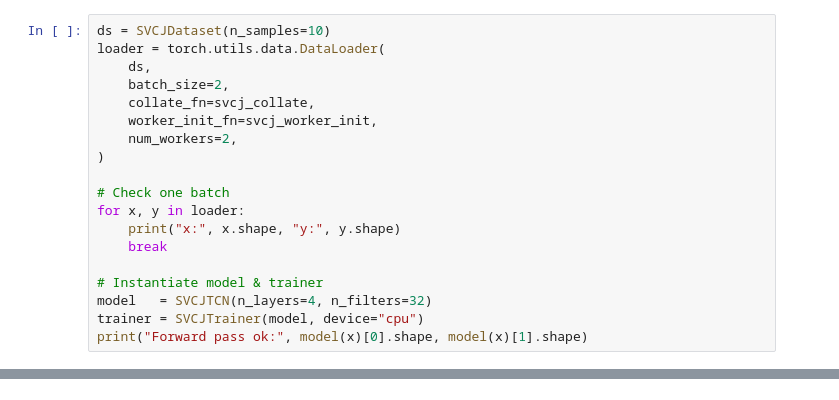
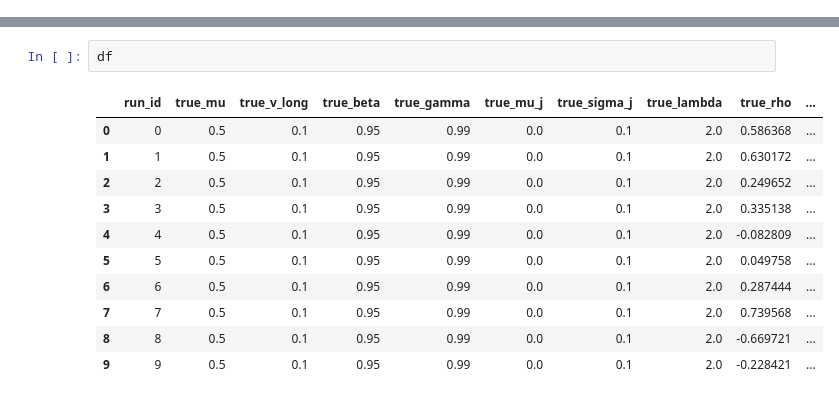
Before and after one commit to Paduce/svcj, a Jupyter notebook: research/svcj_estimation/playground.ipynb, the cells around one changed output, grey strips where cells are left out. Drawn from its saved outputs; the diff is of its cells as text.

```diff
--- a/research/svcj_estimation/playground.ipynb
+++ b/research/svcj_estimation/playground.ipynb
@@ -477,19 +0,0 @@ class SVCJInference:
-# %%
-ds = SVCJDataset(n_samples=10)
-loader = torch.utils.data.DataLoader(
-    ds,
-    batch_size=2,
-    collate_fn=svcj_collate,
-    worker_init_fn=svcj_worker_init,
-    num_workers=2,
-)
-
-# Check one batch
-for x, y in loader:
-    print("x:", x.shape, "y:", y.shape)
-    break
-
-# Instantiate model & trainer
-model   = SVCJTCN(n_layers=4, n_filters=32)
-trainer = SVCJTrainer(model, device="cpu")
-print("Forward pass ok:", model(x)[0].shape, model(x)[1].shape)
@@ -578,0 +456,14 @@ tensor(-3818.1699)
+# %%
+df
+# %% [output]
+|  | run_id | true_mu | true_v_long | true_beta | true_gamma | true_mu_j | true_sigma_j | true_lambda | true_rho | ... |
+| 0 | 0 | 0.5 | 0.1 | 0.95 | 0.99 | 0.0 | 0.1 | 2.0 | 0.586368 | ... |
+| 1 | 1 | 0.5 | 0.1 | 0.95 | 0.99 | 0.0 | 0.1 | 2.0 | 0.630172 | ... |
+| 2 | 2 | 0.5 | 0.1 | 0.95 | 0.99 | 0.0 | 0.1 | 2.0 | 0.249652 | ... |
+| 3 | 3 | 0.5 | 0.1 | 0.95 | 0.99 | 0.0 | 0.1 | 2.0 | 0.335138 | ... |
+| 4 | 4 | 0.5 | 0.1 | 0.95 | 0.99 | 0.0 | 0.1 | 2.0 | -0.082809 | ... |
+| 5 | 5 | 0.5 | 0.1 | 0.95 | 0.99 | 0.0 | 0.1 | 2.0 | 0.049758 | ... |
+| 6 | 6 | 0.5 | 0.1 | 0.95 | 0.99 | 0.0 | 0.1 | 2.0 | 0.287444 | ... |
+| 7 | 7 | 0.5 | 0.1 | 0.95 | 0.99 | 0.0 | 0.1 | 2.0 | 0.739568 | ... |
+| 8 | 8 | 0.5 | 0.1 | 0.95 | 0.99 | 0.0 | 0.1 | 2.0 | -0.669721 | ... |
+| 9 | 9 | 0.5 | 0.1 | 0.95 | 0.99 | 0.0 | 0.1 | 2.0 | -0.228421 | ... |
```
Also changed, not shown: parts of 9 cells of this notebook, 7 other files.
